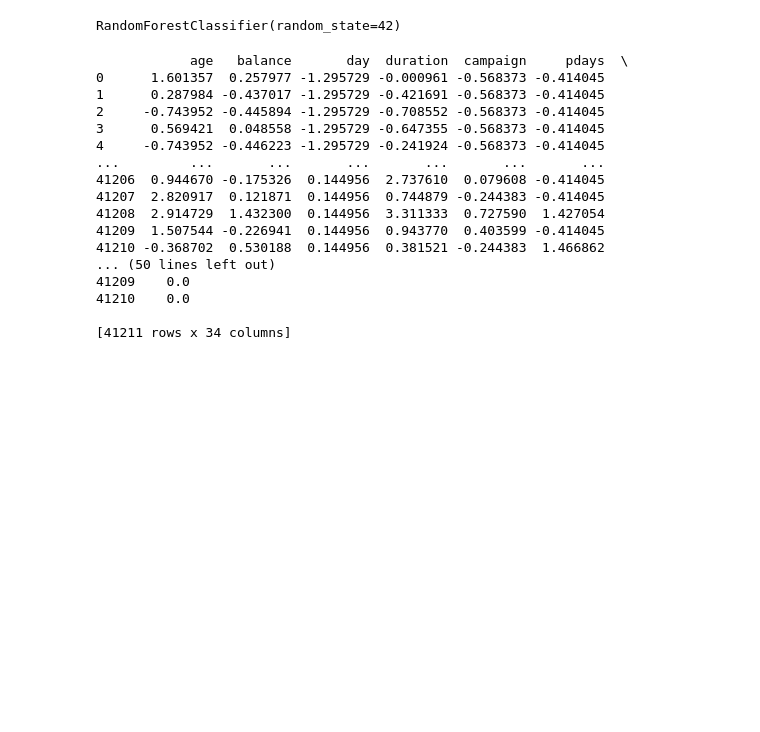
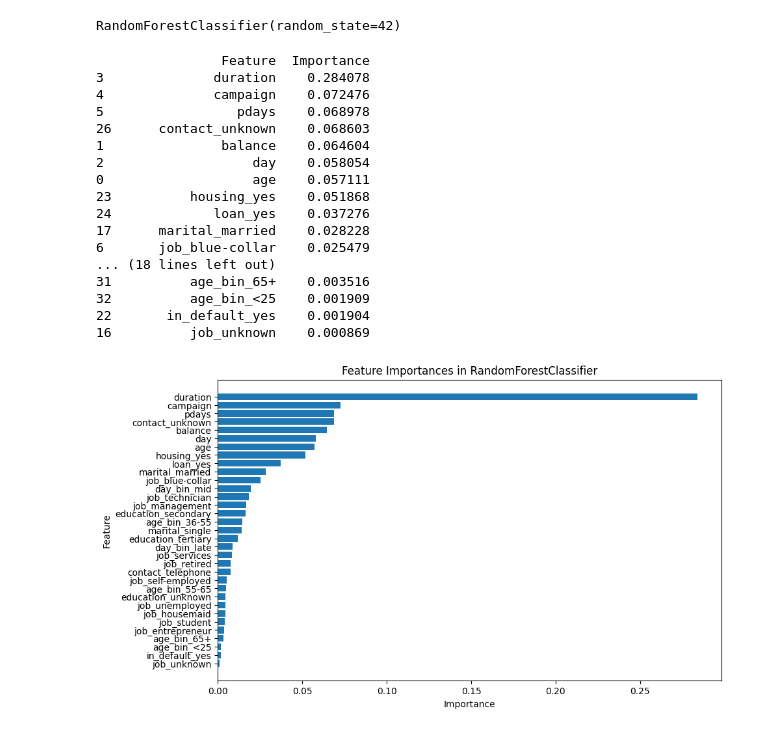
Before and after one commit to spyingcyclops/vijl, a Jupyter notebook: model_selection.ipynb, the cells around one changed output. Cells and saved outputs as stored; diff of their text form; code cells hidden in the pictures; blank space fills up the shorter version.

Commit message:
predicting only for customers with sufficient balance, + feature importance for trained model

```diff
--- a/model_selection.ipynb
+++ b/model_selection.ipynb
@@ -280,25 +244,3 @@ best_rf_model = RandomForestClassifier(max_depth=None, min_samples_split=2, n_es
 best_rf_model.fit(X_train, y_train)
 # %% [output]
 RandomForestClassifier(random_state=42)
-# %%
-data_cleaned = preprocess_data(df_pool)
-data_cleaned.drop(columns=['y_yes'], inplace=True)
-data_cleaned['Probability'] = best_rf_model.predict_proba(data_cleaned)[:, 1]
-# %% [output]
-            age   balance       day  duration  campaign     pdays  \
-0      1.601357  0.257977 -1.295729 -0.000961 -0.568373 -0.414045
-1      0.287984 -0.437017 -1.295729 -0.421691 -0.568373 -0.414045
-2     -0.743952 -0.445894 -1.295729 -0.708552 -0.568373 -0.414045
-3      0.569421  0.048558 -1.295729 -0.647355 -0.568373 -0.414045
-4     -0.743952 -0.446223 -1.295729 -0.241924 -0.568373 -0.414045
-...         ...       ...       ...       ...       ...       ...
-41206  0.944670 -0.175326  0.144956  2.737610  0.079608 -0.414045
-41207  2.820917  0.121871  0.144956  0.744879 -0.244383 -0.414045
-41208  2.914729  1.432300  0.144956  3.311333  0.727590  1.427054
-41209  1.507544 -0.226941  0.144956  0.943770  0.403599 -0.414045
-41210 -0.368702  0.530188  0.144956  0.381521 -0.244383  1.466862
-... (50 lines left out)
-41209    0.0
-41210    0.0
-
-[41211 rows x 34 columns]
@@ -314,3 +266,42 @@ selected_clients.index.name = 'target'
 selected_clients.to_csv("second_phase_target_complete.csv", index=True)
 
 assert df_full.loc[1893]['client_id'] == 1790568
+# %%
+feature_importances = best_rf_model.feature_importances_
+
+# Create a DataFrame with the feature importances
+features = pd.DataFrame({
+    'Feature': X_train.columns,
+    'Importance': feature_importances
+})
+
+# Sort the DataFrame by importance
+features = features.sort_values(by='Importance', ascending=False)
+
+# Plot the feature importances
+plt.figure(figsize=(10, 6))
+plt.barh(features['Feature'], features['Importance'])
+plt.xlabel('Importance')
+plt.ylabel('Feature')
+plt.title('Feature Importances in RandomForestClassifier')
+plt.gca().invert_yaxis()
+plt.show()
+# %% [output]
+                Feature  Importance
+3              duration    0.284078
+4              campaign    0.072476
+5                 pdays    0.068978
+26      contact_unknown    0.068603
+1               balance    0.064604
+2                   day    0.058054
+0                   age    0.057111
+23          housing_yes    0.051868
+24             loan_yes    0.037276
+17      marital_married    0.028228
+6       job_blue-collar    0.025479
+... (18 lines left out)
+31          age_bin_65+    0.003516
+32          age_bin_<25    0.001909
+22       in_default_yes    0.001904
+16          job_unknown    0.000869
+[figure, added]
```
Also changed, not shown: parts of 8 cells of this notebook, 2 other files.
